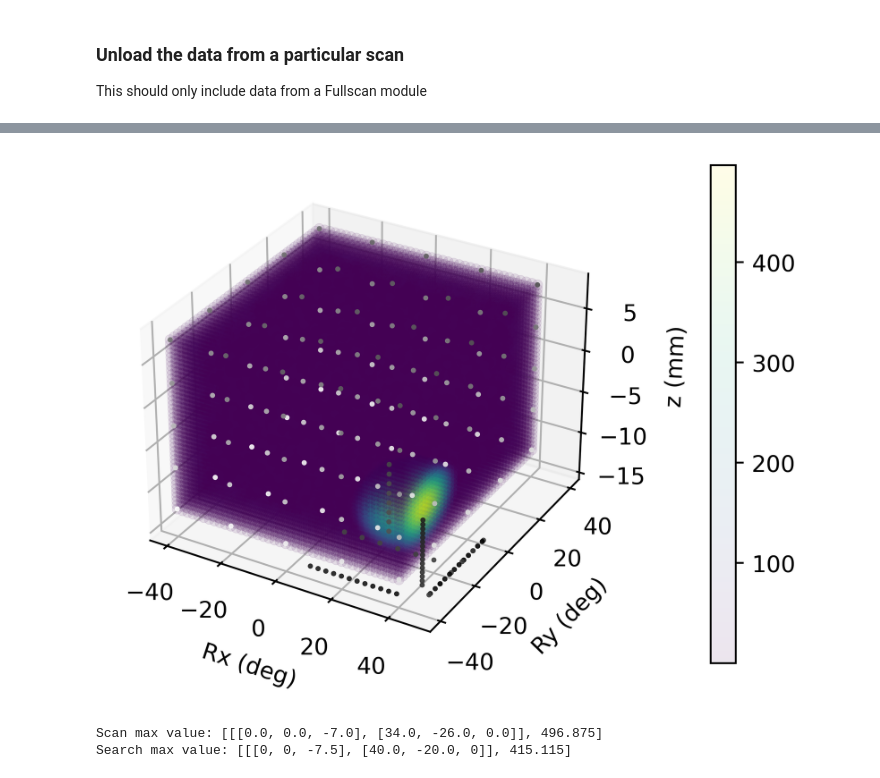
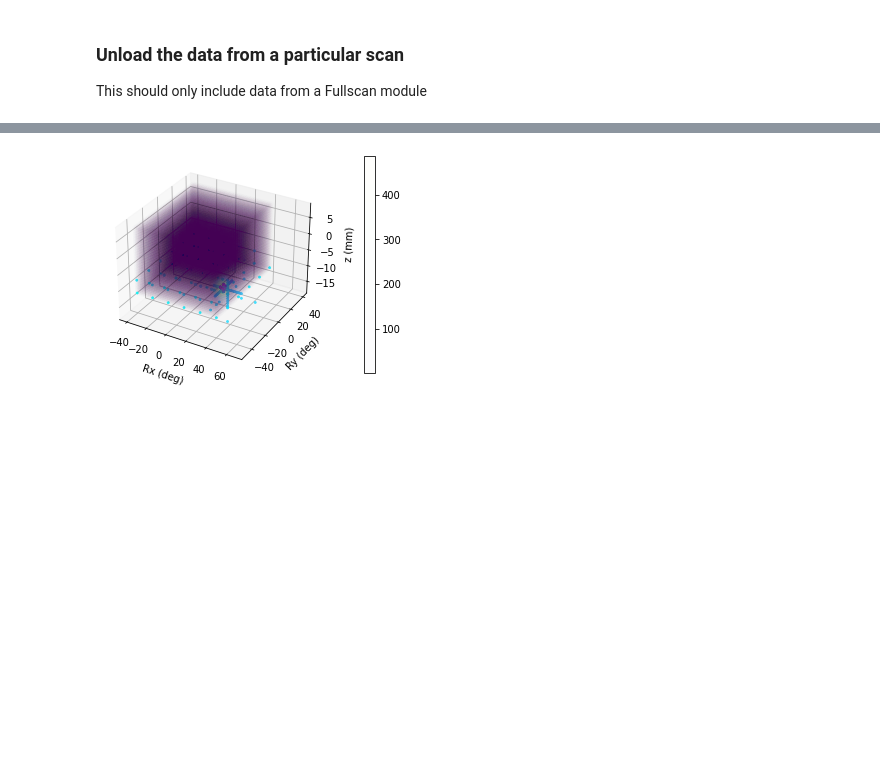
Before and after one commit to Benji-UW/COBOT-Transducer-Control-Code, a Jupyter notebook: Rebuilding_Everything/Debugging Scripts/scan_test.ipynb, the cells around one changed output, grey strips where cells are left out. Cells and saved outputs as stored; diff of their text form; code cells hidden in the pictures; blank space fills up the shorter version.

```diff
--- a/Rebuilding_Everything/Debugging Scripts/scan_test.ipynb
+++ b/Rebuilding_Everything/Debugging Scripts/scan_test.ipynb
@@ -151,58 +136,40 @@ print(len(point_mags_2))
+# %%
+Zs = []
+Rxs = []
+Rys = []
+mags = []
+
+for p in point_mags:
+    Zs.append(p[0][0][2])
+    Rxs.append(p[0][1][0])
+    Rys.append(p[0][1][1])
+    mags.append(p[1])
+
+Zs1 = []
+Rxs1 = []
+Rys1 = []
+
+for p in point_mags_2:
+    Zs1.append(p[0][0][2])
+    Rxs1.append(p[0][1][0])
+    Rys1.append(p[0][1][1])
 # %%
-Zs = []
-Rxs = []
-Rys = []
-mags = []
+ax = plt.axes(projection='3d')
+fig = ax.scatter(Rxs, Rys, Zs, c=mags, cmap='viridis', alpha=0.01, linewidth=0.05)
+plt.colorbar(fig, pad=0.13,cmap='viridis', alpha=1)
 
-for p in point_mags:
-    Zs.append(p[0][0][2])
-    Rxs.append(p[0][1][0])
-    Rys.append(p[0][1][1])
-    mags.append(p[1])
-
-ax = plt.axes(projection='3d')
-
-# print(max(mags))
-# print(min(mags))
-
-floor = min(mags)
-span = max(mags) - floor
-als = [round((i - floor) / (span * 2) * 256) for i in mags]
-als = [i / 256 for i in als]
-# print(len(Rys))
-# print(len(Rxs))
-
-fig = ax.scatter(Rxs, Rys, Zs, c=mags, cmap='viridis', alpha=0.1, linewidth=0.25)
-
-plt.colorbar(fig, pad=0.13)
-
-Zs = []
-Rxs = []
-Rys = []
-
-for p in point_mags_2:
-    Zs.append(p[0][0][2])
-    Rxs.append(p[0][1][0])
-    Rys.append(p[0][1][1])
-
-fig = ax.scatter(Rxs, Rys, Zs, c=range(len(Zs)), cmap='binary', alpha=0.9, linewidth=0.25, s=4)
+# fig = ax.scatter(Rxs1, Rys1, Zs1, c=range(len(Zs1)), cmap='binary', alpha=0.8, linewidth=0.8, s=4)
+fig = ax.scatter(Rxs1, Rys1, Zs1, c=range(len(Zs1)), cmap='cool', alpha=0.8, linewidth=0.8, s=4)
 
 ax.set_xlabel("Rx (deg)")
 ax.set_ylabel("Ry (deg)")
 ax.set_zlabel("z (mm)")
-
-plt.rcParams['figure.dpi'] = 500
+plt.rcParams['figure.dpi'] = 300
 
 # plt.savefig("fullscan_render.jpg", dpi=400)
 plt.show()
 # plt.axes(projection = "3d")
 # plt.scatter(Rxs, Rys, Zs, c=mags, cmap='viridis', alpha=0.8, linewidth=0.5)
-
-
-print(f"Scan max value: {scan_max}")
-print(f"Search max value: {search_max}")
 # %% [output]
-[figure, old version]
+[figure, new version]
-Scan max value: [[[0.0, 0.0, -7.0], [34.0, -26.0, 0.0]], 496.875]
-Search max value: [[[0, 0, -7.5], [40.0, -20.0, 0]], 415.115]
 # %%
```
Also changed, not shown: parts of 8 cells of this notebook, 23 other files.
